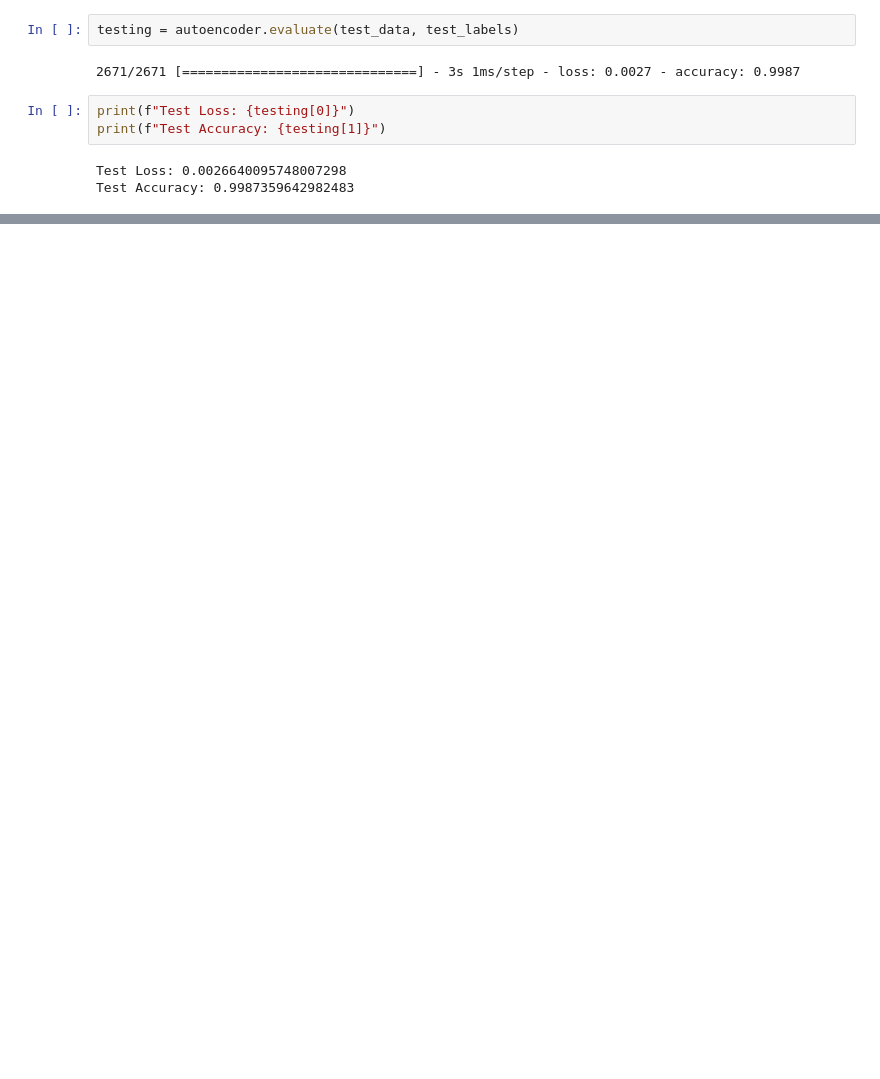
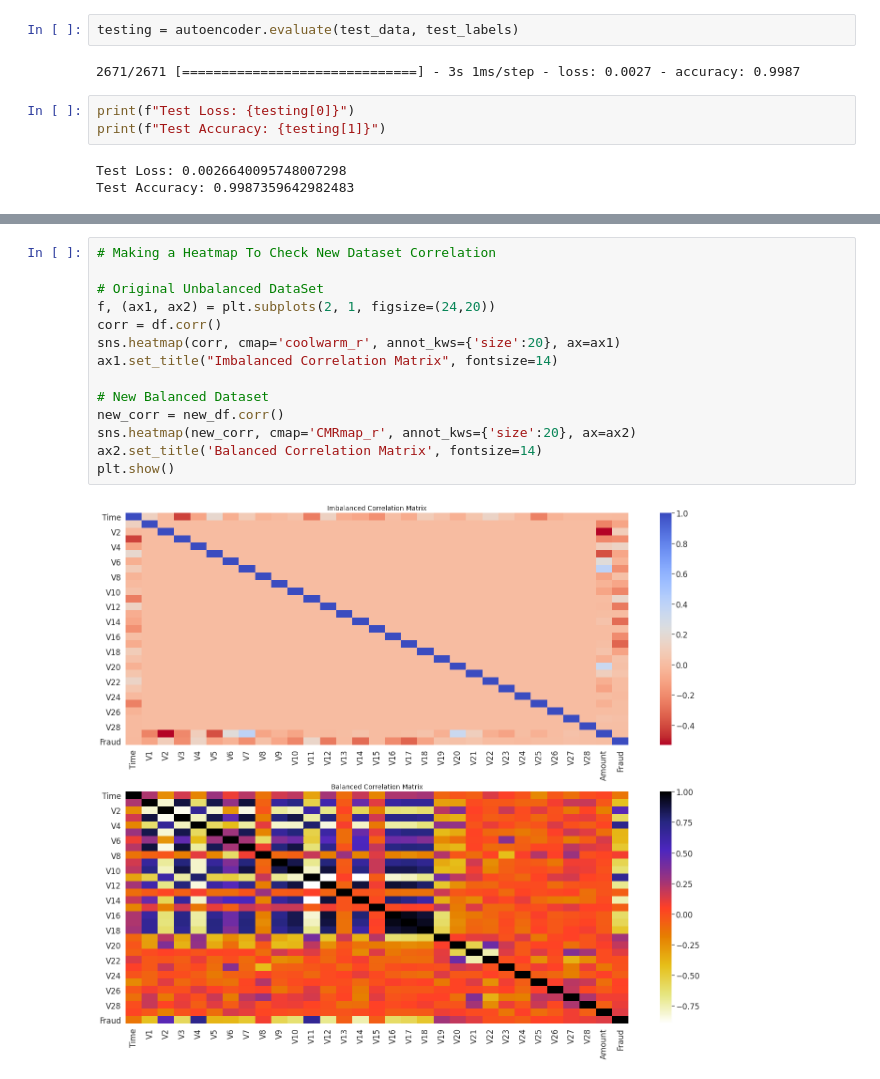
Before and after one commit to SyedHuzaifa007/Credit-Card-Fraud-Detection-Deep-Learning-Model, a Jupyter notebook: Credit_Card_Fraud_Detection_assignment.ipynb, the cells around one changed output, grey strips where cells are left out. Cells and saved outputs as stored; diff of their text form; blank space fills up the shorter version.

```diff
--- a/Credit_Card_Fraud_Detection_assignment.ipynb
+++ b/Credit_Card_Fraud_Detection_assignment.ipynb
@@ -442,0 +493,16 @@ Test Accuracy: 0.9987359642982483
+# %%
+# Making a Heatmap To Check New Dataset Correlation
+
+# Original Unbalanced DataSet
+f, (ax1, ax2) = plt.subplots(2, 1, figsize=(24,20))
+corr = df.corr()
+sns.heatmap(corr, cmap='coolwarm_r', annot_kws={'size':20}, ax=ax1)
+ax1.set_title("Imbalanced Correlation Matrix", fontsize=14)
+
+# New Balanced Dataset
+new_corr = new_df.corr()
+sns.heatmap(new_corr, cmap='CMRmap_r', annot_kws={'size':20}, ax=ax2)
+ax2.set_title('Balanced Correlation Matrix', fontsize=14)
+plt.show()
+# %% [output]
+[figure, added]
```
Also changed, not shown: parts of 14 cells of this notebook.
